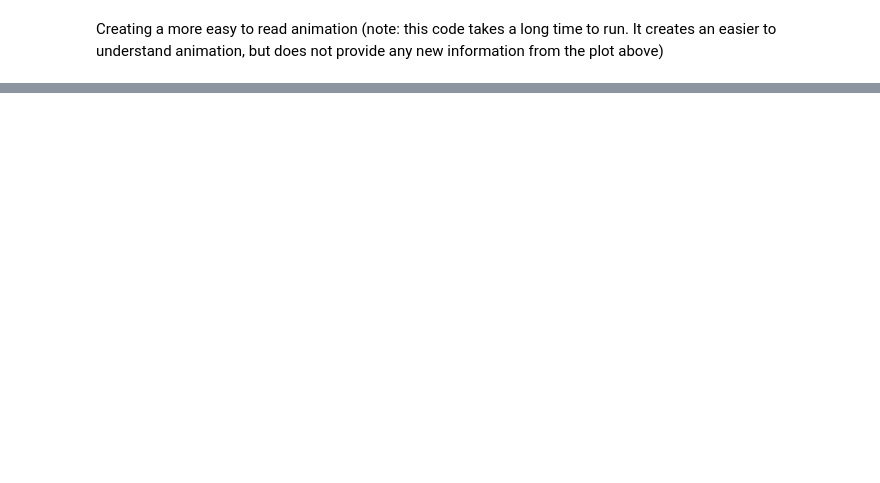
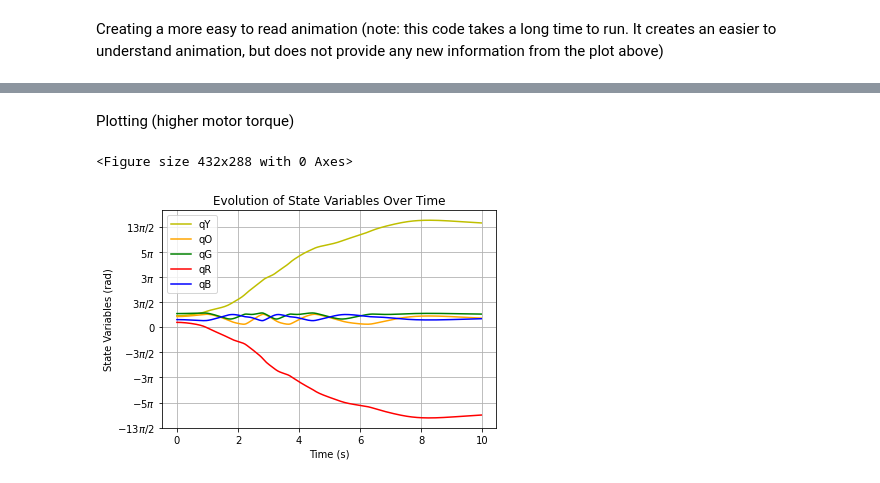
Before and after one commit to arnoldjames98/arnoldjames98.github.io, a Jupyter notebook: systemDynamicsII.ipynb, the cells around one changed output, grey strips where cells are left out. Cells and saved outputs as stored; diff of their text form; code cells hidden in the pictures; blank space fills up the shorter version.

```diff
--- a/systemDynamicsII.ipynb
+++ b/systemDynamicsII.ipynb
@@ -862,0 +876,16 @@ HTML(anim.to_html5_video())
+# %%
+system.addforce(-4.98*N.z*on,wY)
+
+f,ma = system.getdynamics()
+#Solving for Acceleration
+func1,lambda1 = system.state_space_post_invert(f,ma,eq_dd,return_lambda = True)
+
+#insert code here, some code copied and pasted from pendulum example
+tol = 1e-12
+tinitial = 0
+tfinal = 10
+fps = 30
+tstep = 1/fps
+t = numpy.r_[tinitial:tfinal:tstep]
+# Note: important to input a valid initial condition
+states=pynamics.integration.integrate(func1,ini,t,rtol=tol,atol=tol, args=({'constants':system.constant_values},))
@@ -862,0 +905,37 @@ HTML(anim.to_html5_video())
+# %% [markdown]
+Plotting (higher motor torque)
+# %%
+plt.figure()
+f,ax=plt.subplots(1)
+from cycler import cycler
+plt.rc('axes', prop_cycle=(cycler('color', ['y', 'orange', 'g', 'r', 'b']) +
+                           cycler('linestyle', ['-', '-', '-', '-', '-'])))
+plt.grid()
+plt.xlabel("Time (s)")
+plt.ylabel("State Variables (rad)")
+artists = plt.plot(t,states[:,:5])
+plt.title('Evolution of State Variables Over Time')
+
+plt.legend(artists,['qY','qO','qG','qR','qB'])
+
+# Function from https://jakevdp.github.io/PythonDataScienceHandbook/04.10-customizing-ticks.html
+# Used to make tick marks show in units of pi
+def format_func(value, tick_number):
+    # find number of multiples of pi/2
+    N = int(numpy.round(2 * value / numpy.pi))
+    if N == 0:
+        return "0"
+    elif N == 1:
+        return r"$\pi/2$"
+    elif N == 2:
+        return r"$\pi$"
+    elif N % 2 > 0:
+        return r"${0}\pi/2$".format(N)
+    else:
+        return r"${0}\pi$".format(N // 2)
+
+# Makes the tick marks show units of pi
+ax.yaxis.set_major_formatter(plt.FuncFormatter(format_func))
+# %% [output]
+<Figure size 432x288 with 0 Axes>
+[figure, added]
```
Also changed, not shown: parts of 24 cells of this notebook.
